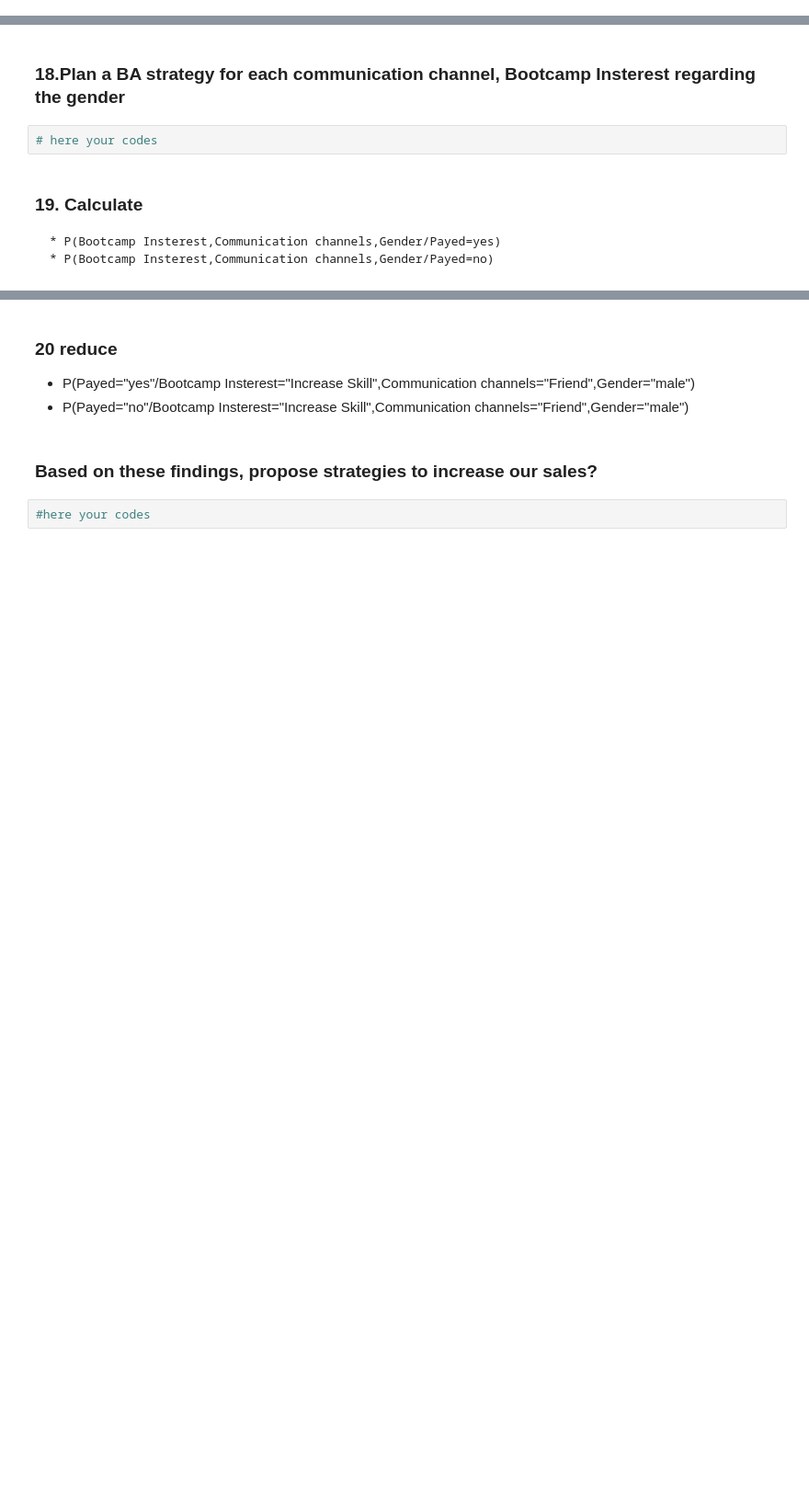
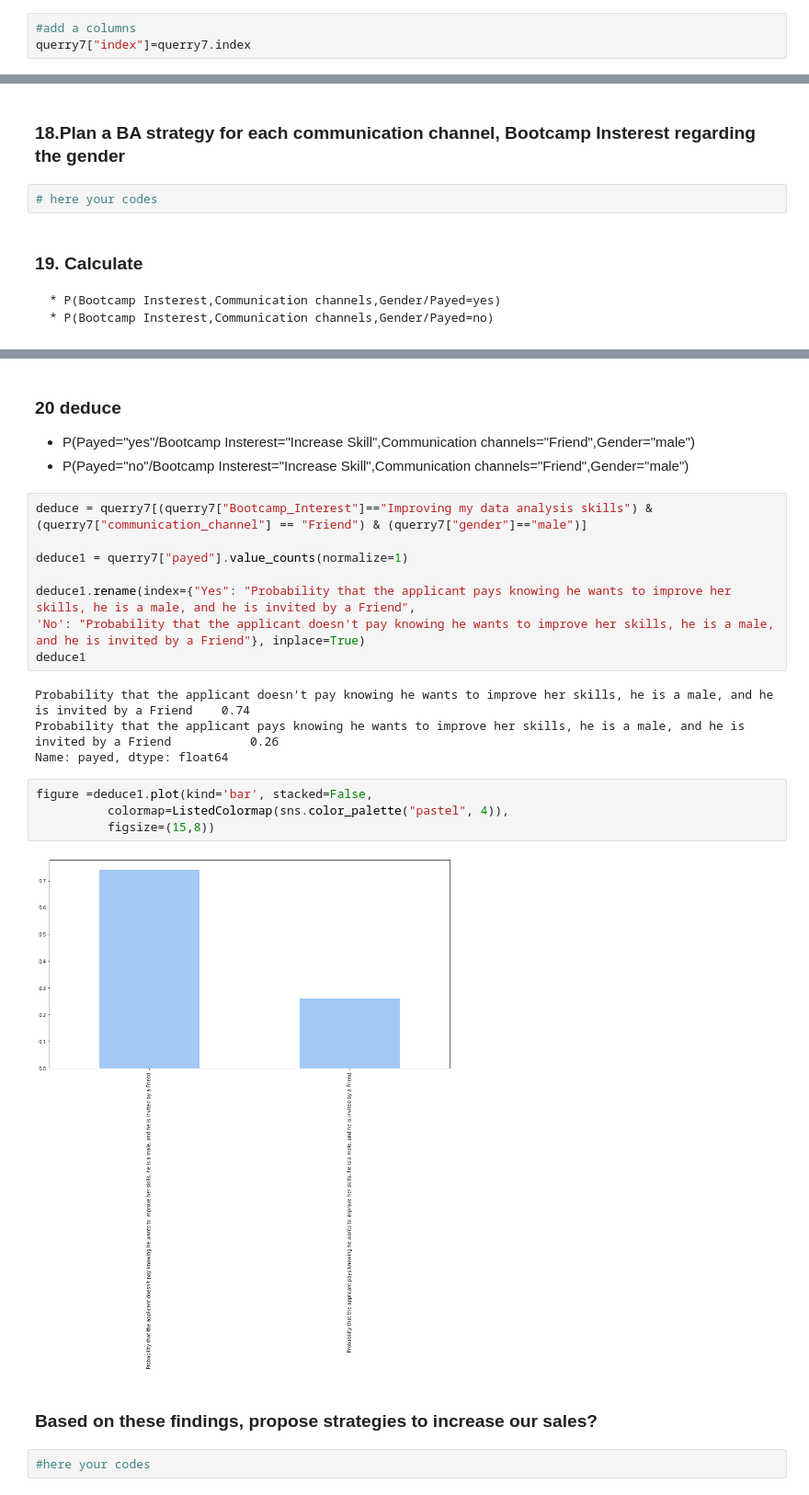
Before and after one commit to Thermoris1212/Project-Math-and-Prob, a Jupyter notebook: data.ipynb, the cells around one changed output, grey strips where cells are left out. Shown: that part at 92% size. Drawn from its saved outputs; the diff is of its cells as text; blank space fills up the shorter version.

```diff
--- a/data.ipynb
+++ b/data.ipynb
@@ -671,3 +673,6 @@ for _ in oklist:
 ** The probability of being a woman knowing the Communication Channels Instagram is: 0.8
 # %% [markdown]
 ### 15 Display a plot to see Gender vs Communication Channels .Is there any dependency between communication channels and gender?
+# %%
+#add a columns
+querry7["index"]=querry7.index
@@ -690,7 +796,25 @@ for _ in oklist:
 # %% [markdown]
-### 20 reduce
+### 20 deduce
 * P(Payed="yes"/Bootcamp Insterest="Increase Skill",Communication channels="Friend",Gender="male")
 * P(Payed="no"/Bootcamp Insterest="Increase Skill",Communication channels="Friend",Gender="male")
+# %%
+deduce = querry7[(querry7["Bootcamp_Interest"]=="Improving my data analysis skills") & (querry7["communication_channel"] == "Friend") & (querry7["gender"]=="male")]
+
+deduce1 = querry7["payed"].value_counts(normalize=1)
+
+deduce1.rename(index={"Yes": "Probability that the applicant pays knowing he wants to improve her skills, he is a male, and he is invited by a Friend",
+'No': "Probability that the applicant doesn't pay knowing he wants to improve her skills, he is a male, and he is invited by a Friend"}, inplace=True)
+deduce1
+# %% [output]
+Probability that the applicant doesn't pay knowing he wants to improve her skills, he is a male, and he is invited by a Friend    0.74
+Probability that the applicant pays knowing he wants to improve her skills, he is a male, and he is invited by a Friend           0.26
+Name: payed, dtype: float64
+# %%
+figure =deduce1.plot(kind='bar', stacked=False,
+          colormap=ListedColormap(sns.color_palette("pastel", 4)),
+          figsize=(15,8))
+# %% [output]
+[figure, added]
 # %% [markdown]
 ### Based on these findings, propose strategies to increase our sales?
 # %%
```
Also changed, not shown: parts of 12 cells of this notebook.
